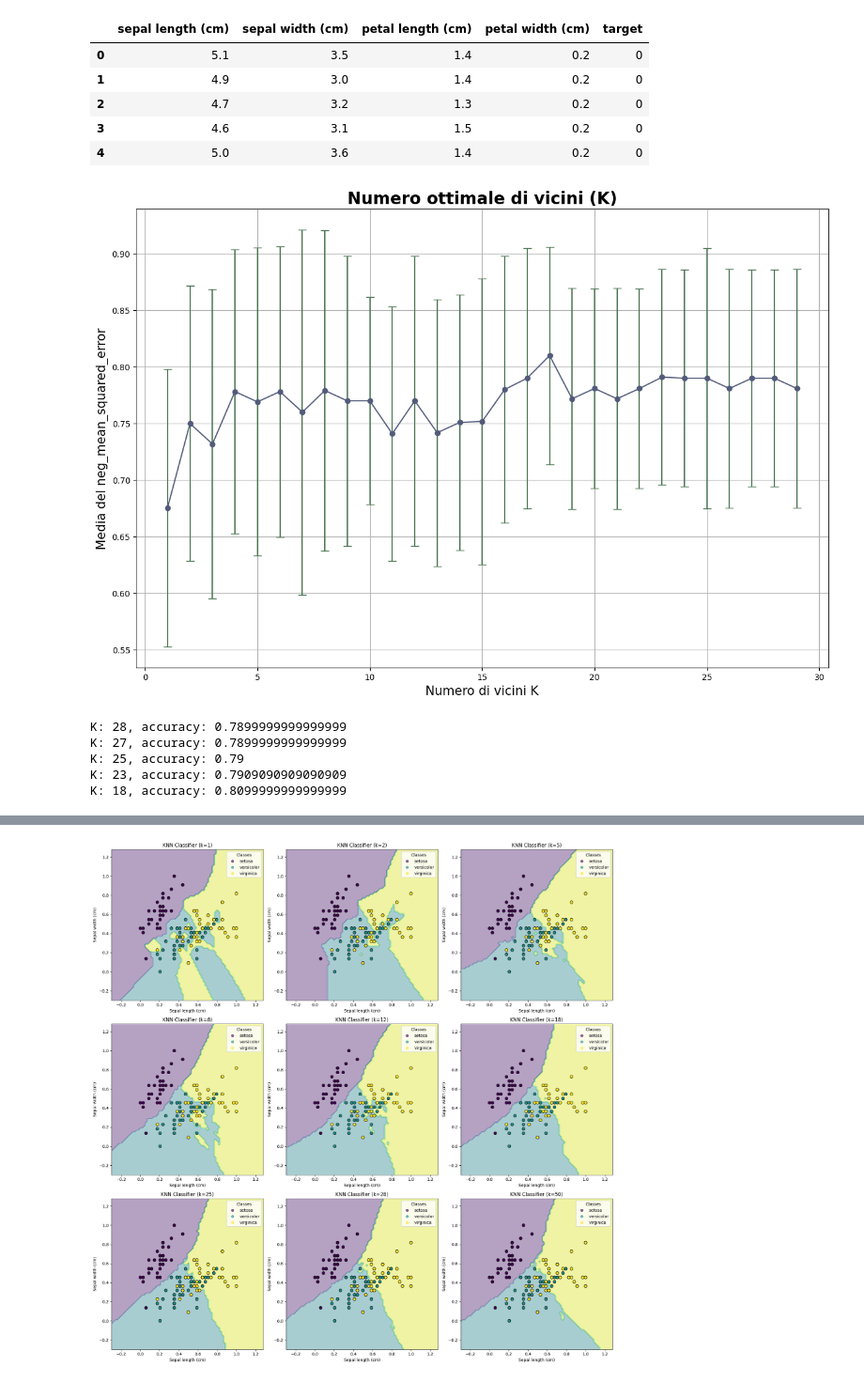
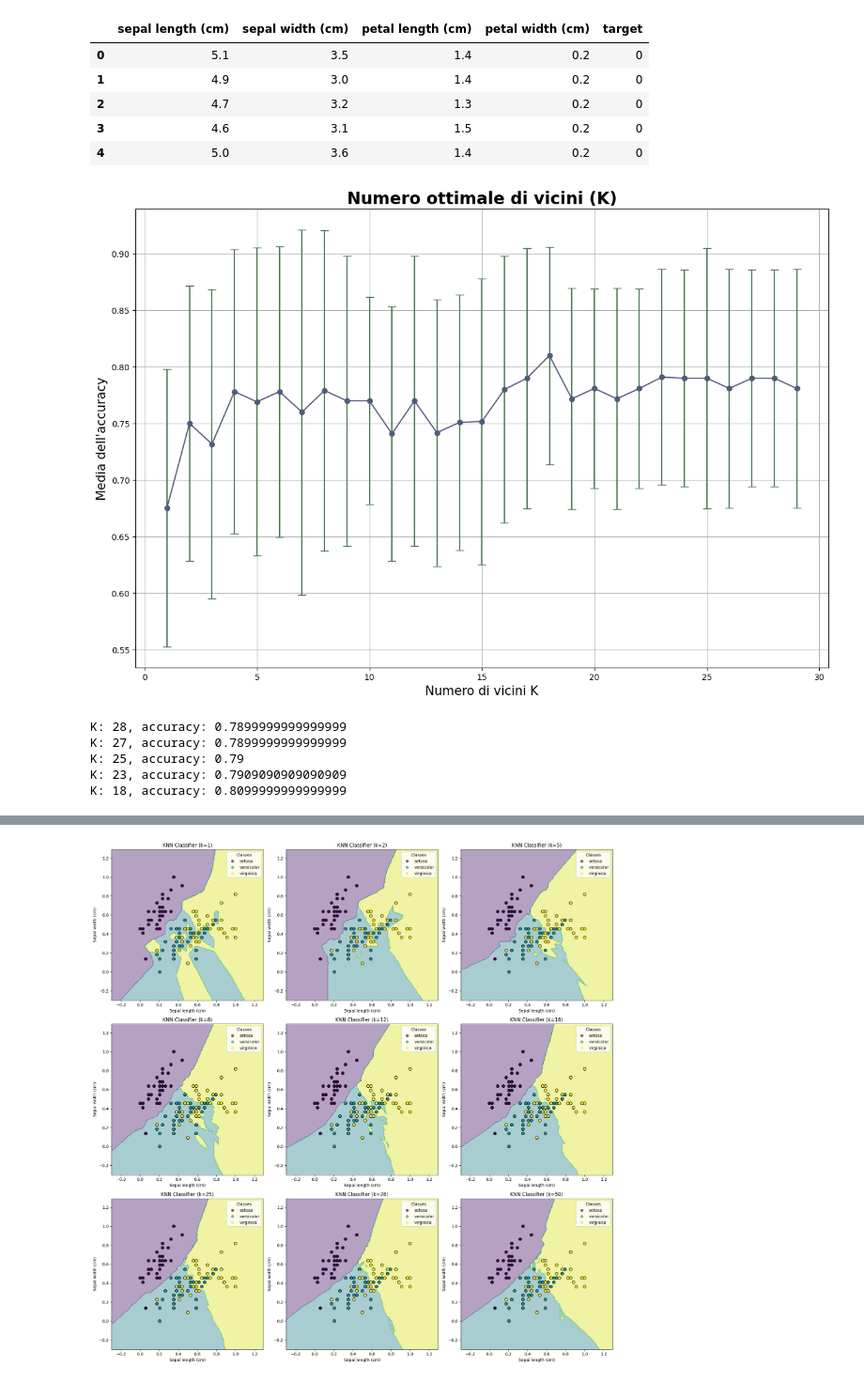
Before and after one commit to lorenzo-arcioni/MachineLearning-training, a Jupyter notebook: Algorithms/KNN/Notebooks/scelta_ottimale_k.ipynb, the cells around one changed output, grey strips where cells are left out. Shown at 94% size. Drawn from its saved outputs; the diff is of its cells as text; code cells hidden in the pictures.

```diff
--- a/Algorithms/KNN/Notebooks/scelta_ottimale_k.ipynb
+++ b/Algorithms/KNN/Notebooks/scelta_ottimale_k.ipynb
@@ -50,36 +50,36 @@ k_list = list(range(1, 30, 1))
 
 # Lista per memorizzare i punteggi di cross-validation
 cv_scores = []
 
 # Esecuzione della cross-validation a 10 fold
 for k in k_list:
     knn = KNeighborsClassifier(n_neighbors=k)
     scores = cross_val_score(knn, X_train_scaled, y_train, cv=10, scoring='accuracy')
     cv_scores.append(scores)
 
 # Calcolo della media e della deviazione standard dei punteggi di cross-validation
 mean_scores = [np.mean(score) for score in cv_scores]
 std_scores = [np.std(score) for score in cv_scores]
 
 # Plot della media dei punteggi di cross-validation con barre di errore
 plt.figure(figsize=(15, 10))
 plt.errorbar(k_list, mean_scores, yerr=std_scores, fmt='-o', color='#525b7a', ecolor='#48734f', capsize=5)
 plt.title('Numero ottimale di vicini (K)', fontsize=20, fontweight='bold')
 plt.xlabel('Numero di vicini K', fontsize=15)
-plt.ylabel('Media del neg_mean_squared_error', fontsize=15)
+plt.ylabel('Media dell\'accuracy', fontsize=15)
 plt.grid(True)
 plt.show()
 
-# Identificazione dei 5 valori di K con i punteggi di neg_mean_squared_error più alti (meno negativi)
+# Identificazione dei 5 valori di K con i punteggi di accuracy più alti (meno negativi)
 top_5_indices = np.argsort(mean_scores)[-5:]  # Indici dei 5 valori con punteggio più alto
 top_5_k = [k_list[i] for i in top_5_indices]  # I 5 valori di K corrispondenti
 top_5_scores = [mean_scores[i] for i in top_5_indices]  # I 5 punteggi medi corrispondenti
 
 # Stampa dei risultati
 for k, score in zip(top_5_k, top_5_scores):
     print(f"K: {k}, accuracy: {score}")
 # %% [output]
-[figure, old version]
+[figure, new version]
 K: 28, accuracy: 0.7899999999999999
 K: 27, accuracy: 0.7899999999999999
 K: 25, accuracy: 0.79
```
Also changed, not shown: parts of 5 cells of this notebook, 9 other files.
